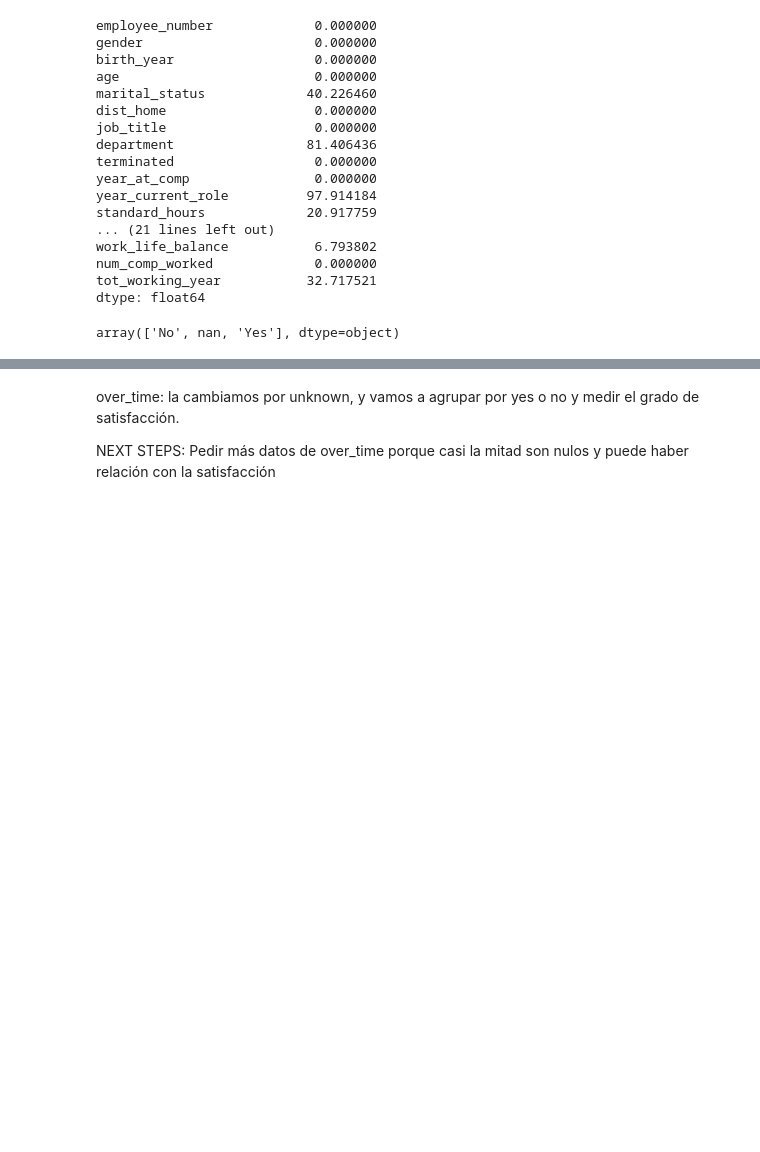
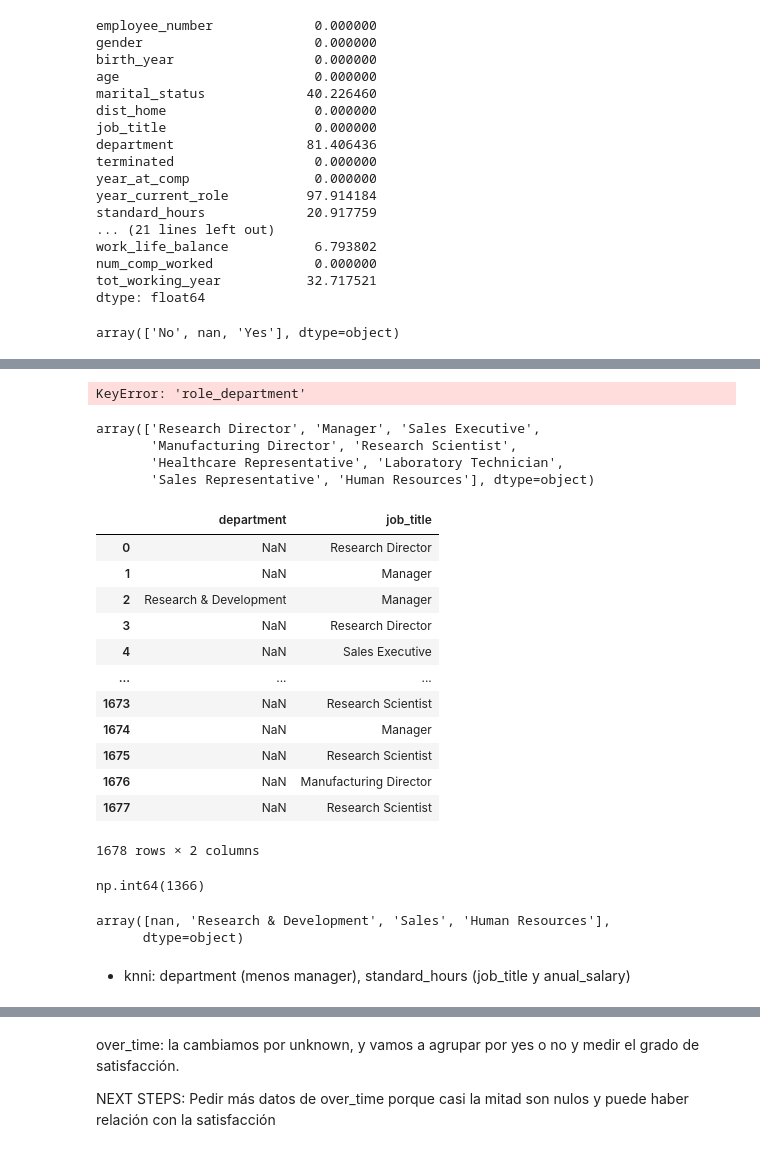
Before and after one commit to CibiPB/project-da-promo-49-INTERNO, a Jupyter notebook: Drafts/cibi_draft.ipynb, the cells around one changed output, grey strips where cells are left out. Cells and saved outputs as stored; diff of their text form; code cells hidden in the pictures; blank space fills up the shorter version.

```diff
--- a/Drafts/cibi_draft.ipynb
+++ b/Drafts/cibi_draft.ipynb
@@ -272,0 +372,6 @@ knni: department (menos manager), standard_hours (job_title y anual_salary)
+# %%
+salary_base =['monthly_income', 'daily_rate', 'annual_salary']
+
+imputer = KNNImputer(n_neighbors=3)
+
+df[salary_base] = imputer.fit_transform(df[salary_base])
@@ -272,0 +403,11 @@ knni: department (menos manager), standard_hours (job_title y anual_salary)
+# %%
+df['role_department'].unique()
+# %% [output]
+KeyError: 'role_department'
+# %%
+df['job_title'].unique()
+# %% [output]
+array(['Research Director', 'Manager', 'Sales Executive',
+       'Manufacturing Director', 'Research Scientist',
+       'Healthcare Representative', 'Laboratory Technician',
+       'Sales Representative', 'Human Resources'], dtype=object)
@@ -272,0 +416,27 @@ knni: department (menos manager), standard_hours (job_title y anual_salary)
+# %%
+df[['department', 'job_title']]
+# %% [output]
+|  | department | job_title |
+| 0 | NaN | Research Director |
+| 1 | NaN | Manager |
+| 2 | Research & Development | Manager |
+| 3 | NaN | Research Director |
+| 4 | NaN | Sales Executive |
+| ... | ... | ... |
+| 1673 | NaN | Research Scientist |
+| 1674 | NaN | Manager |
+| 1675 | NaN | Research Scientist |
+| 1676 | NaN | Manufacturing Director |
+| 1677 | NaN | Research Scientist |
+1678 rows × 2 columns
+# %%
+df['department'].isnull().sum()
+# %% [output]
+np.int64(1366)
+# %%
+df['department'].unique()
+# %% [output]
+array([nan, 'Research & Development', 'Sales', 'Human Resources'],
+      dtype=object)
+# %% [markdown]
+- knni: department (menos manager), standard_hours (job_title y anual_salary)
```
Also changed, not shown: parts of 31 cells of this notebook.
